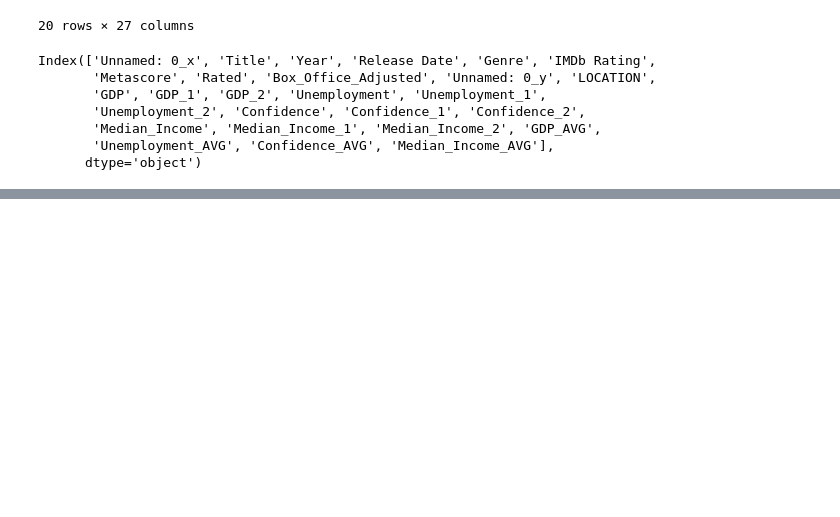
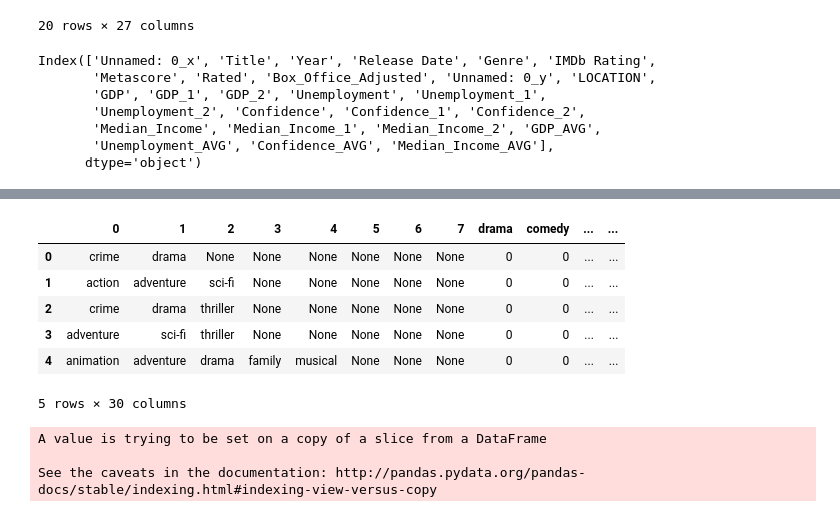
Before and after one commit to jsialcalde/Final_Project, a Jupyter notebook: MergeAllData.ipynb, the cells around one changed output, grey strips where cells are left out. Cells and saved outputs as stored; diff of their text form; code cells hidden in the pictures; blank space fills up the shorter version.

Commit message:
separated genres so word count possible
used NLTK (NLP) library to do wordcount separation with Pandas, complete movie & economic data

```diff
--- a/MergeAllData.ipynb
+++ b/MergeAllData.ipynb
@@ -108,0 +179,2 @@ mergedDF.to_csv('mergedData.csv')
+# %%
+rslt = rslt.iloc[1:23]
@@ -108,0 +201,3 @@ mergedDF.to_csv('mergedData.csv')
+# %%
+rsltList = list(rslt.Word)
+rsltList
@@ -108,0 +222,4 @@ mergedDF.to_csv('mergedData.csv')
+# %%
+# new data frame with split value columns
+genreDF = newDF["Genre"].str.split(" ", n = 20, expand = True)
+genreDF.head()
@@ -108,0 +233,32 @@ mergedDF.to_csv('mergedData.csv')
+# %%
+# lowercase all genres and replace ','
+for index in (range(genreDF.shape[1])):
+    genreDF[index]=genreDF[index].str.lower().str.replace(',','')
+# %%
+# create placeholder columns in new DF to count category
+# genreDFCount = pd.DataFrame()
+for genre in rsltList:
+    genreDF[genre] = 0
+genreDF.head()
+# %% [output]
+|  | 0 | 1 | 2 | 3 | 4 | 5 | 6 | 7 | drama | comedy | ... | ... |
+| 0 | crime | drama | None | None | None | None | None | None | 0 | 0 | ... | ... |
+| 1 | action | adventure | sci-fi | None | None | None | None | None | 0 | 0 | ... | ... |
+| 2 | crime | drama | thriller | None | None | None | None | None | 0 | 0 | ... | ... |
+| 3 | adventure | sci-fi | thriller | None | None | None | None | None | 0 | 0 | ... | ... |
+| 4 | animation | adventure | drama | family | musical | None | None | None | 0 | 0 | ... | ... |
+5 rows × 30 columns
+# %%
+# loop through every row of genreDF
+for key,value in genreDF.iterrows():
+# loop through every column of genreDF
+
+    for genre in value[0:7]:
+        if genre in rsltList:
+#             print(genreDF[genre][key])
+            genreDF[genre][key] = 1
+#             print(genreDF[genre])
+# %% [output]
+A value is trying to be set on a copy of a slice from a DataFrame
+
+See the caveats in the documentation: http://pandas.pydata.org/pandas-docs/stable/indexing.html#indexing-view-versus-copy
```
Also changed, not shown: parts of 15 cells of this notebook, 2 other files.
